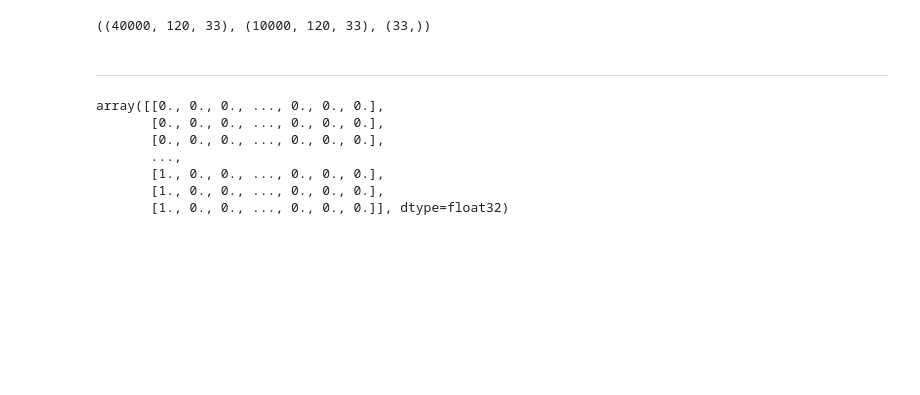
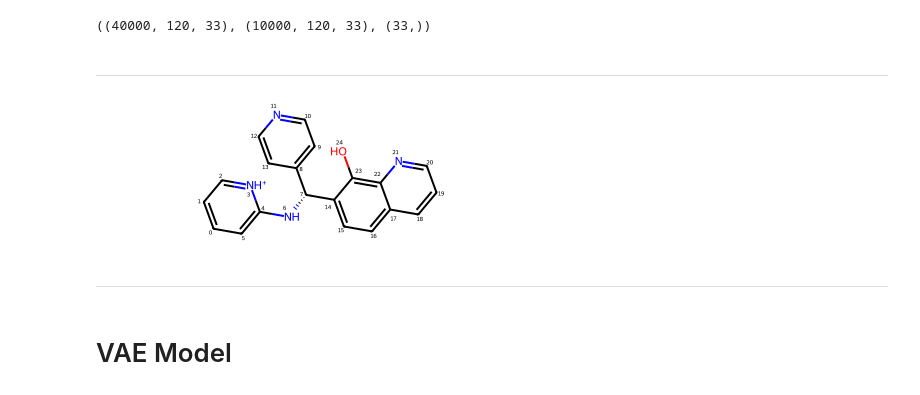
Before and after one commit to scakolli/photocatalysis, a Jupyter notebook: workspace/DL.ipynb, the cells around one changed output. Drawn from its saved outputs; the diff is of its cells as text; code cells hidden in the pictures; blank space fills up the shorter version.

Commit message:
implemented an initial VAE model. Still to train

```diff
--- a/workspace/DL.ipynb
+++ b/workspace/DL.ipynb
@@ -31,12 +42,12 @@ def one_hot_array(i, n):
 # %%
 test = data_train[0].copy()
-# %%
-test
-# %% [output]
-array([[0., 0., 0., ..., 0., 0., 0.],
-       [0., 0., 0., ..., 0., 0., 0.],
-       [0., 0., 0., ..., 0., 0., 0.],
-       ...,
-       [1., 0., 0., ..., 0., 0., 0.],
-       [1., 0., 0., ..., 0., 0., 0.],
-       [1., 0., 0., ..., 0., 0., 0.]], dtype=float32)
+# %%
+def one_hot_to_smile(onehot_vector, character_set):
+    ### Take a one-hot vector/tensor (MAX SMILE LENGTH, CHARSET LENGTH) and convert it to a smile string
+    assert onehot_vector.shape[1] == character_set.size, 'Onehot length doesnt match character_set length'
+    indicies = np.argmax(onehot_vector, axis=1)
+    return b''.join(character_set[indicies])
+# %%
+Chem.MolFromSmiles(one_hot_to_smile(data_train[30], charset))
+# %% [output]
+[figure, added]
@@ -42,0 +56,4 @@ array([[0., 0., 0., ..., 0., 0., 0.],
+# %% [markdown]
+----
+# %% [markdown]
+# VAE Model
```
Also changed, not shown: parts of 16 cells of this notebook.
